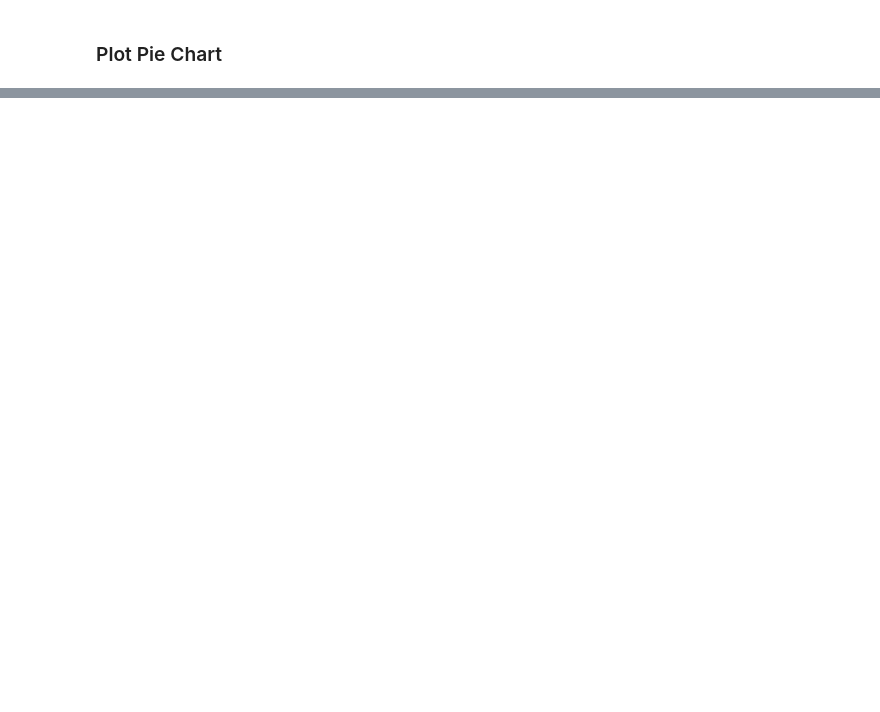
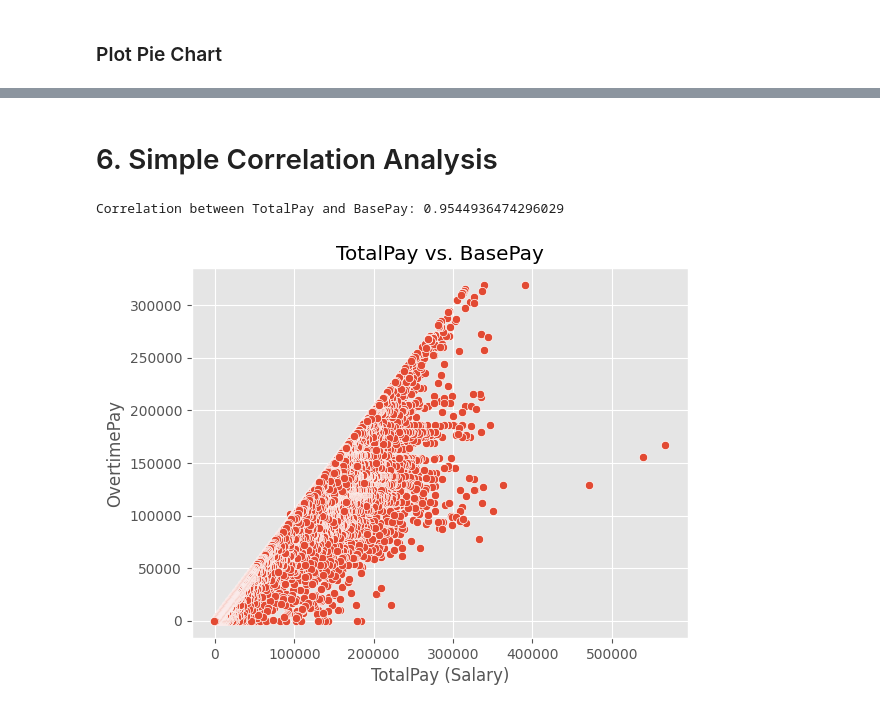
Before and after one commit to reham-shaban/Salaries-Dataset, a Jupyter notebook: ShAI_BootCamp_Assignment.ipynb, the cells around one changed output, grey strips where cells are left out. Drawn from its saved outputs; the diff is of its cells as text; code cells hidden in the pictures; blank space fills up the shorter version.

```diff
--- a/ShAI_BootCamp_Assignment.ipynb
+++ b/ShAI_BootCamp_Assignment.ipynb
@@ -236,0 +285,14 @@ Identify any correlation between salary and another numerical column, and plot a
+# %% [markdown]
+# 6. Simple Correlation Analysis
+# %%
+correlation = df['TotalPay'].corr(df['BasePay'])
+print(f'Correlation between TotalPay and BasePay: {correlation}')
+
+sns.scatterplot(x='TotalPay', y='BasePay', data=df)
+plt.title('TotalPay vs. BasePay')
+plt.xlabel('TotalPay (Salary)')
+plt.ylabel('OvertimePay')
+plt.show()
+# %% [output]
+Correlation between TotalPay and BasePay: 0.9544936474296029
+[figure, added]
```
Also changed, not shown: parts of 35 cells of this notebook.
